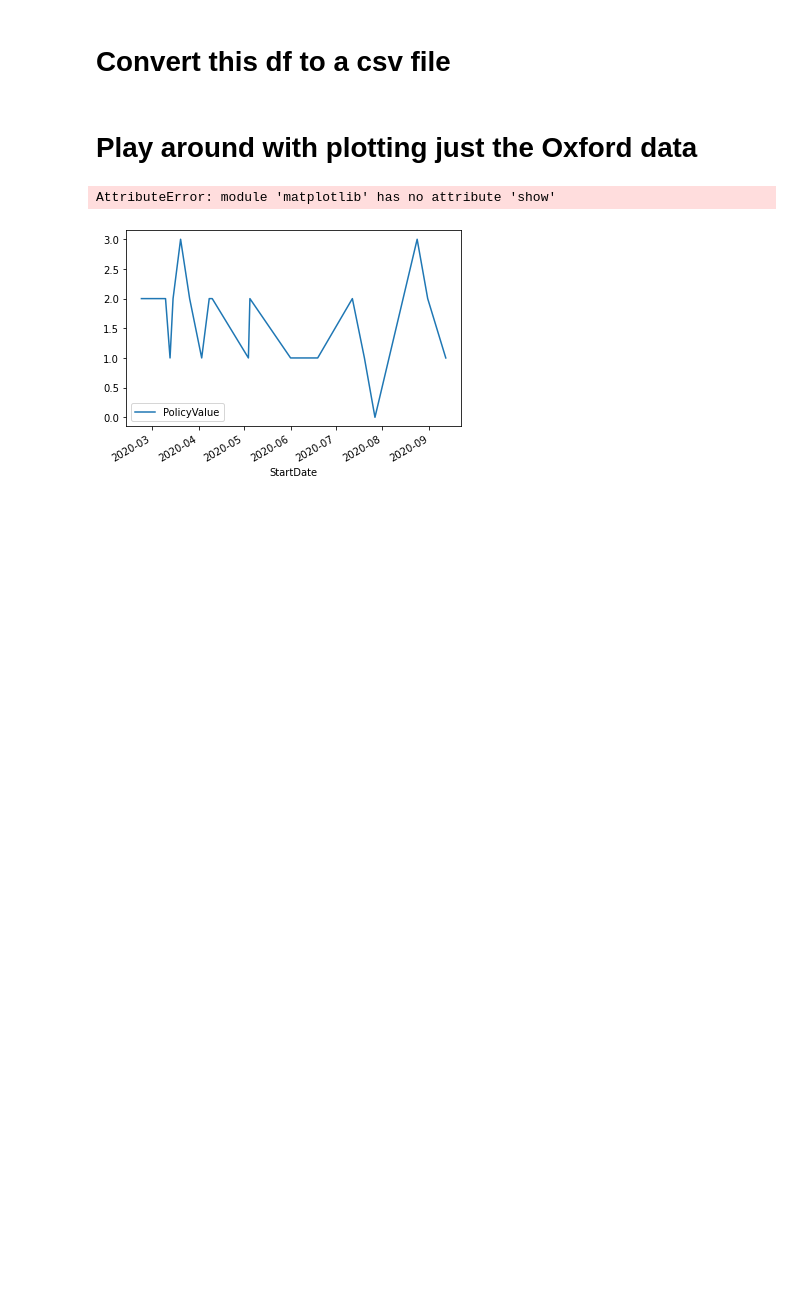
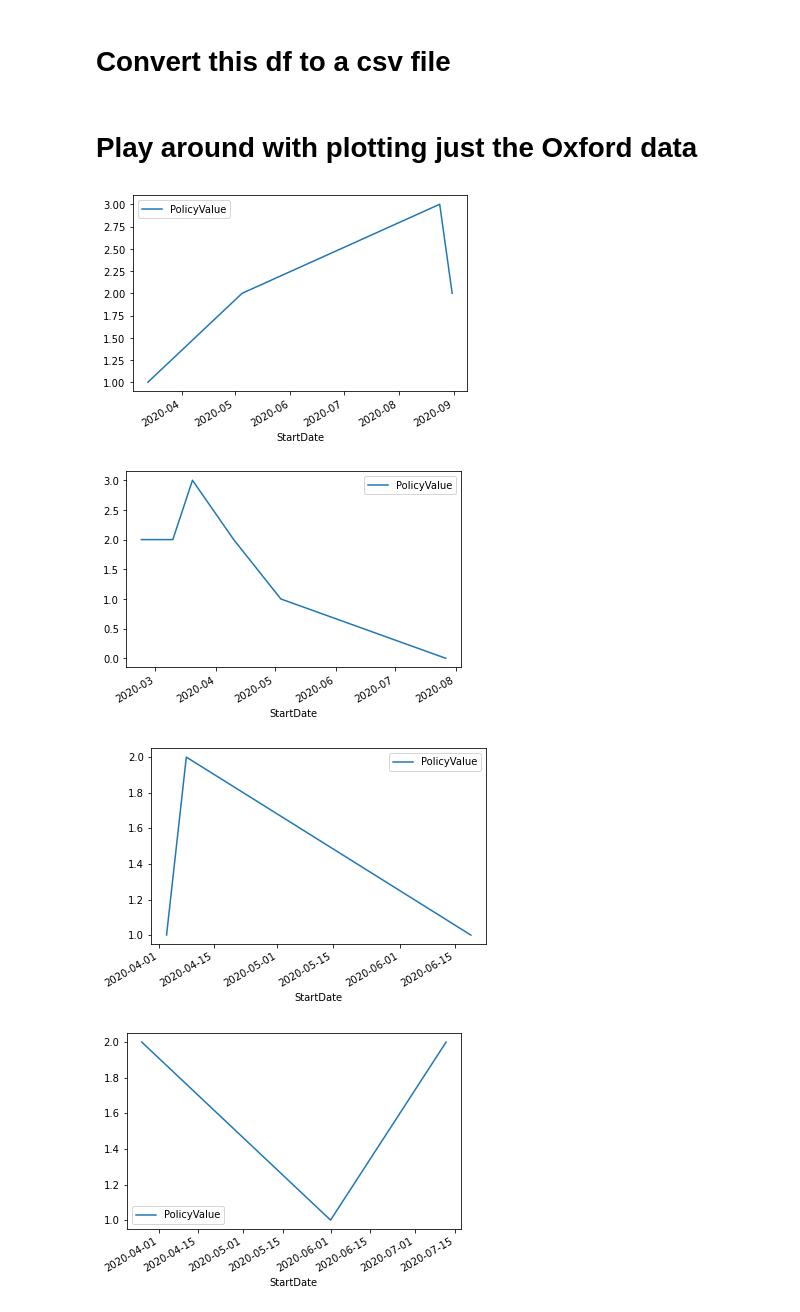
Before and after one commit to ksaslow/sad-song, a Jupyter notebook: ox_covid_test.ipynb, the cells around one changed output. Saved outputs shown, nothing was run; the diff lists cells and outputs as text; code cells hidden in the pictures; blank space fills up the shorter version.

Commit message:
Plotting oxford data

```diff
--- a/ox_covid_test.ipynb
+++ b/ox_covid_test.ipynb
@@ -225,9 +225,19 @@ oxford_df.to_csv('covid_concatenated.csv', sep=',')
 # Play around with plotting just the Oxford data
 # %%
 # look at policy stringency over time (stringency is PolicyType)
-# %%
-oxford_df.plot(x = 'StartDate', y = 'PolicyValue')
-plt.show()
-# %% [output]
-AttributeError: module 'matplotlib' has no attribute 'show'
-[figure, removed]
+# %%
+oxford_df.groupby(['CountryName']).plot(x = 'StartDate', y = 'PolicyValue')
+
+plt.show()
+
+#
+# grouped = vehicles[['City MPG', 'Year']].groupby(['Year']).mean().reset_index()
+
+# grouped.plot(x = 'Year', y = 'City MPG')
+# plt.show()
+# This is not so helpful without the country names as labels
+# %% [output]
+[figure, added]
+[figure, added]
+[figure, added]
+[figure, added]
```
Also changed, not shown: parts of 26 cells of this notebook.
